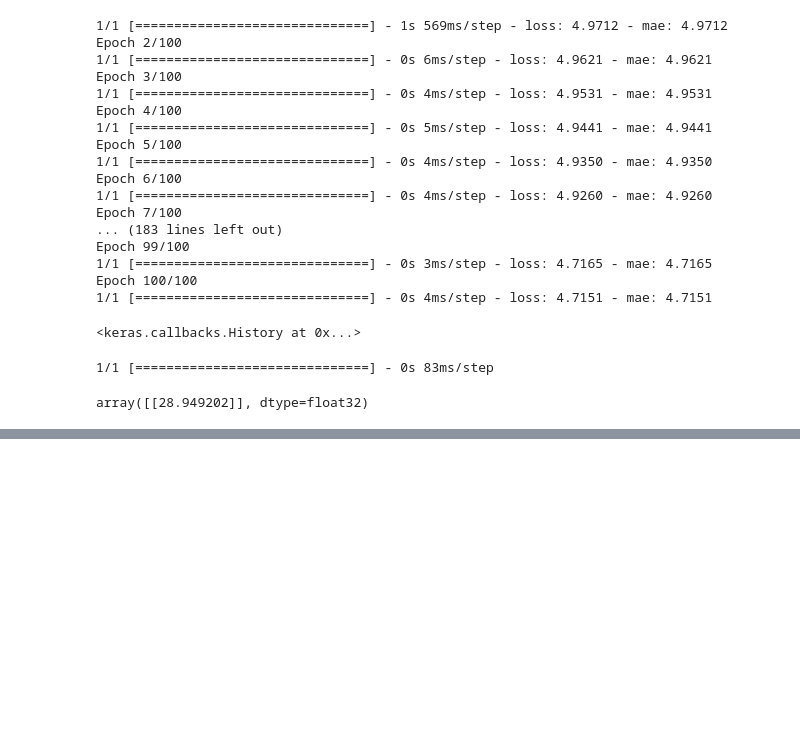
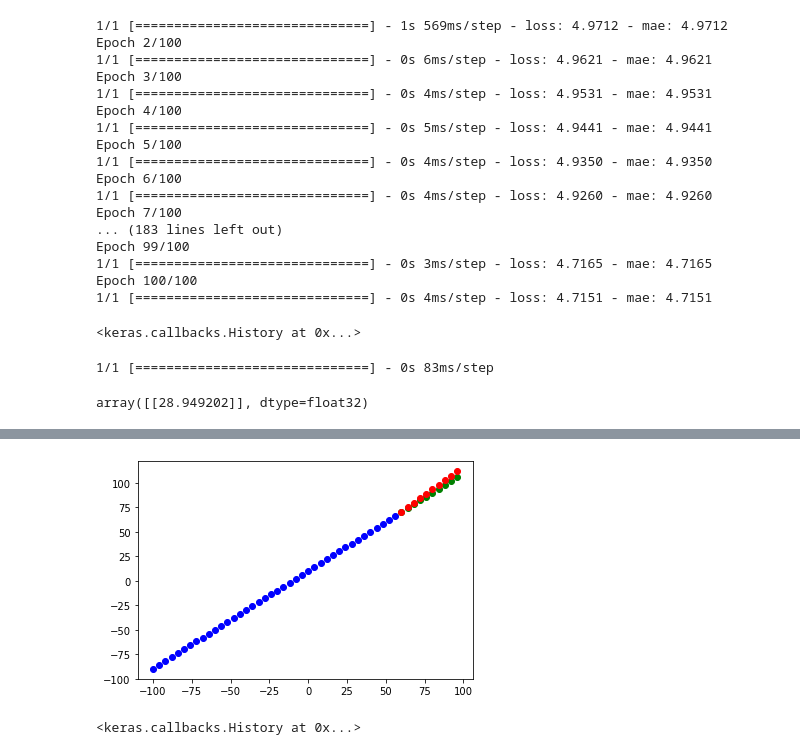
Before and after one commit to Amgonz34/learning_tensorflow, a Jupyter notebook: regression_in_tensorflow.ipynb, the cells around one changed output, grey strips where cells are left out. Cells and saved outputs as stored; diff of their text form; code cells hidden in the pictures; blank space fills up the shorter version.

```diff
--- a/regression_in_tensorflow.ipynb
+++ b/regression_in_tensorflow.ipynb
@@ -233,0 +443,5 @@ array([[28.949202]], dtype=float32)
+# %%
+y_pred = model.predict(x_test)
+mae3 = mae(y_test, y_pred)
+mse3 = mse(y_test, y_pred)
+mae3, mse3
@@ -233,0 +452,23 @@ array([[28.949202]], dtype=float32)
+# %%
+plot(y_pred)
+# %% [output]
+[figure, added]
+# %%
+tf.random.set_seed(42)
+
+model = tf.keras.Sequential([
+    tf.keras.layers.Dense(10, input_shape=[1], name='input_layer'),
+    tf.keras.layers.Dense(10, name='hidden_layer'),
+    tf.keras.layers.Dense(1, name='output_layer')
+])
+
+# 2. compile the model
+model.compile(
+    loss=tf.keras.losses.mae,
+    optimizer=tf.keras.optimizers.SGD(),
+    metrics=['mae']
+)
+# 3. fit the model
+model.fit(tf.expand_dims(x_train, axis=-1), y_train, epochs=100, verbose=0)
+# %% [output]
+<keras.callbacks.History at 0x...>
```
Also changed, not shown: parts of 41 cells of this notebook, 5 other files.
